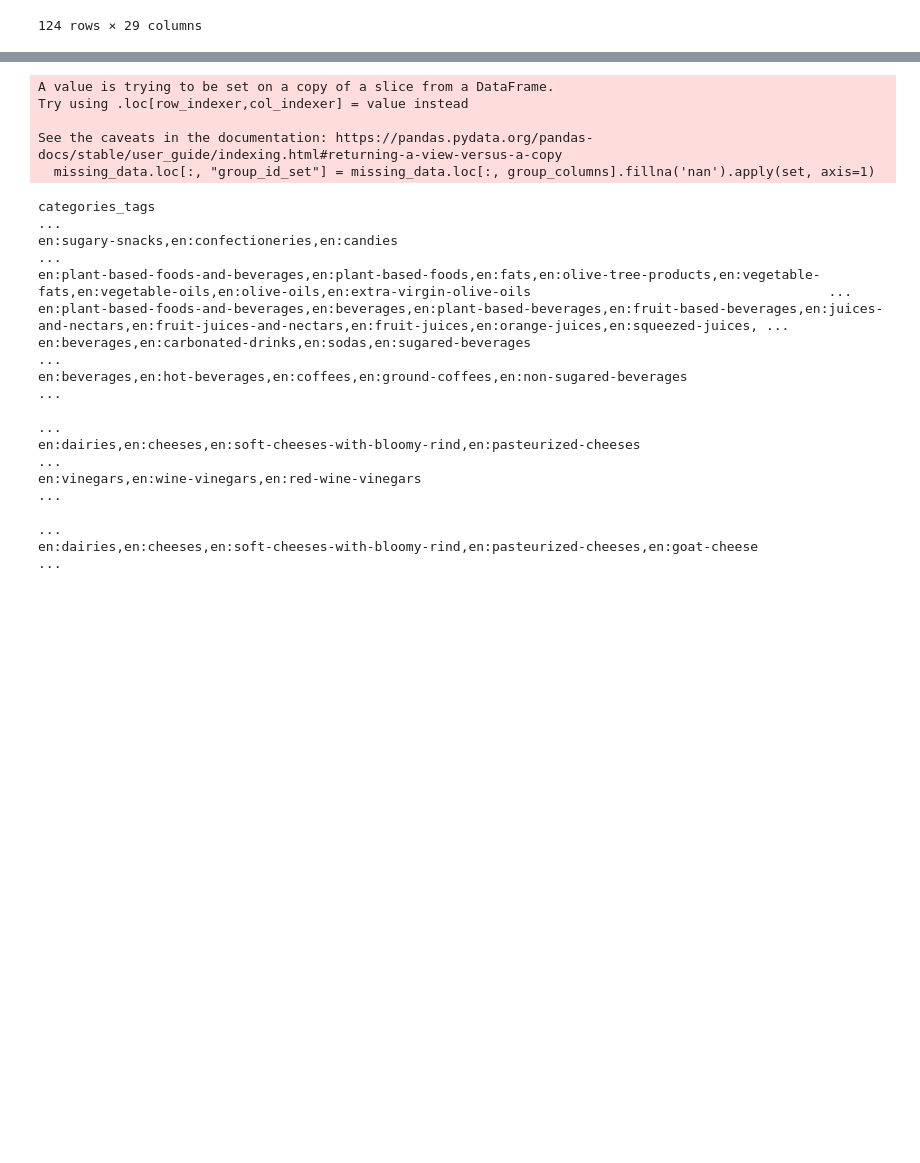
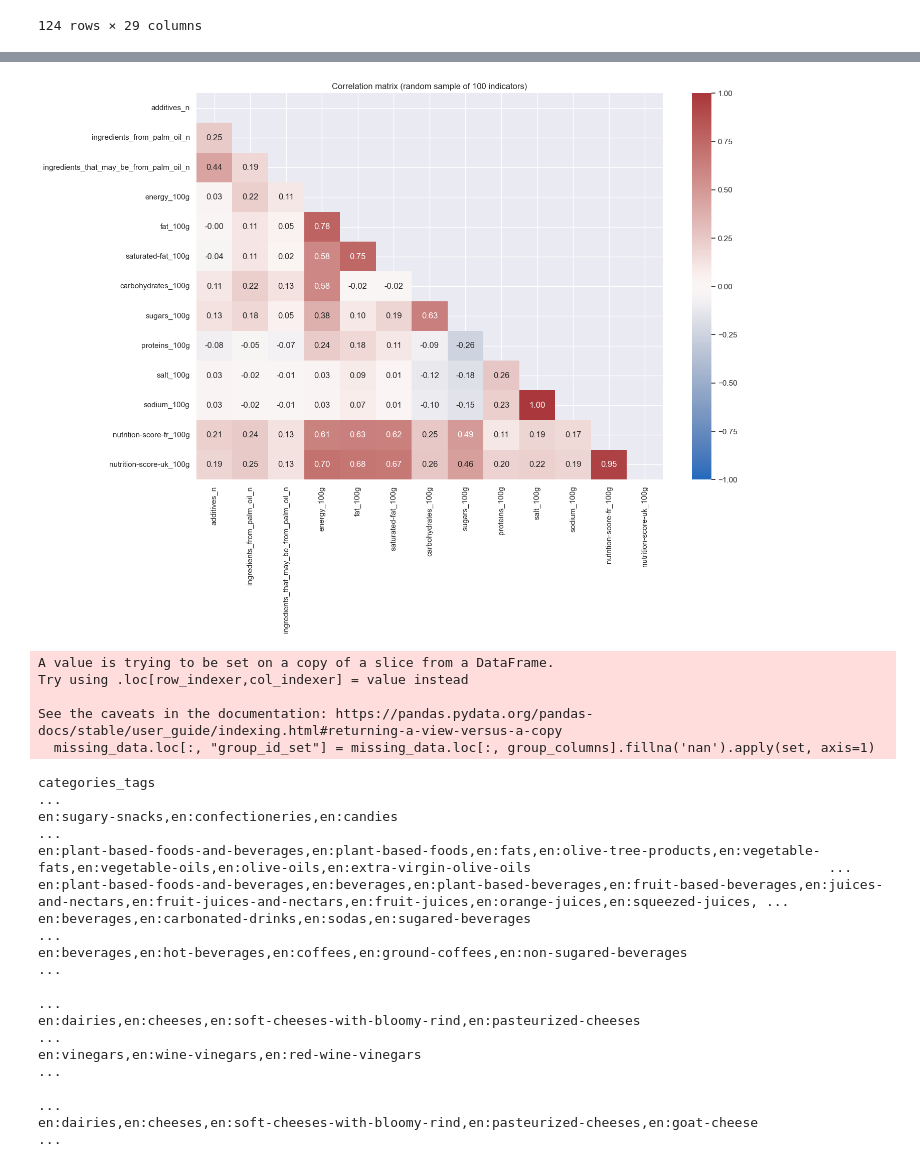
Before and after one commit to Unipto/DS_3, a Jupyter notebook: Preparez_des_donnees_pour_un_organisme_de_sante_publiques_CARRE_MAXIME/CARRE_MAXIME_1_notebook_01102024.ipynb, the cells around one changed output, grey strips where cells are left out. Cells and saved outputs as stored; diff of their text form; code cells hidden in the pictures; blank space fills up the shorter version.

```diff
--- a/Preparez_des_donnees_pour_un_organisme_de_sante_publiques_CARRE_MAXIME/CARRE_MAXIME_1_notebook_01102024.ipynb
+++ b/Preparez_des_donnees_pour_un_organisme_de_sante_publiques_CARRE_MAXIME/CARRE_MAXIME_1_notebook_01102024.ipynb
@@ -1077,3 +1087,20 @@ def method_if_criteria_met(values:pd.Series, method:Callable):
+# %%
+def draw_heatmap(corr_matrix:pd.DataFrame, **plot_params):
+    '''
+    Draws a heatmap for the given correlation matrix.
+
+    Parameters:
+    corr_matrix (pd.DataFrame): Correlation matrix to visualize.
+    '''
+    mask = np.triu(np.ones_like(corr_matrix, dtype=bool))
+    fig, ax = plt.subplots(figsize=(15, 10))
+    ax = sns.heatmap(corr_matrix, ax=ax, mask=mask, center=0, **plot_params)
+    ax.set_title("Correlation matrix (random sample of 100 indicators)")
+    plt.plot()
+# %%
+draw_heatmap(corr_matrix=filtered_data.corr(numeric_only=True), vmin=-1, vmax=1, cmap="vlag", annot=True, fmt=".2f")
+# %% [output]
+[figure, added]
 # %%
 def imputation(df:pd.DataFrame, features_to_estimate:list[str], group_columns:list[str], method:Callable=np.mean):
     '''
```
Also changed, not shown: parts of 4 cells of this notebook.
